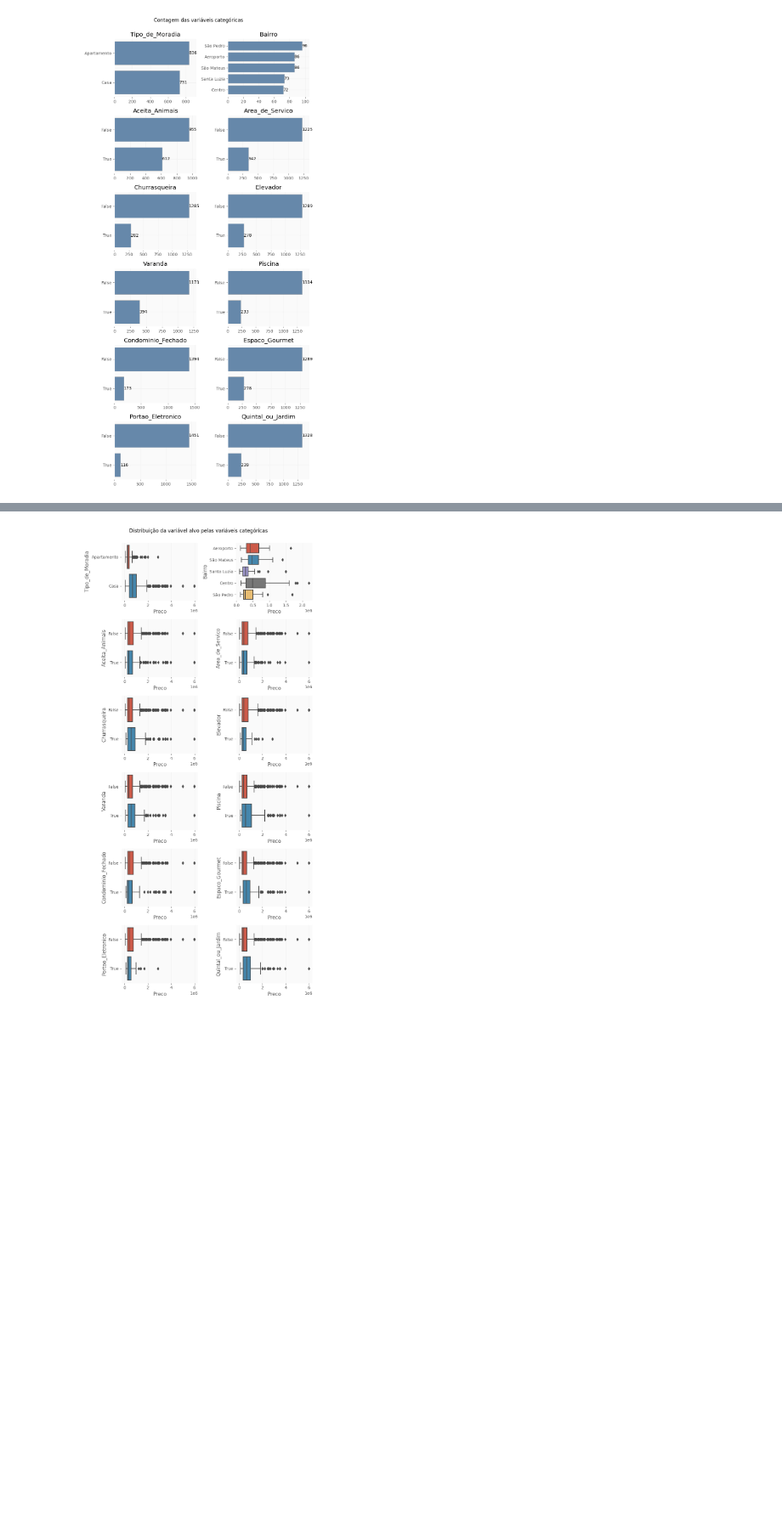
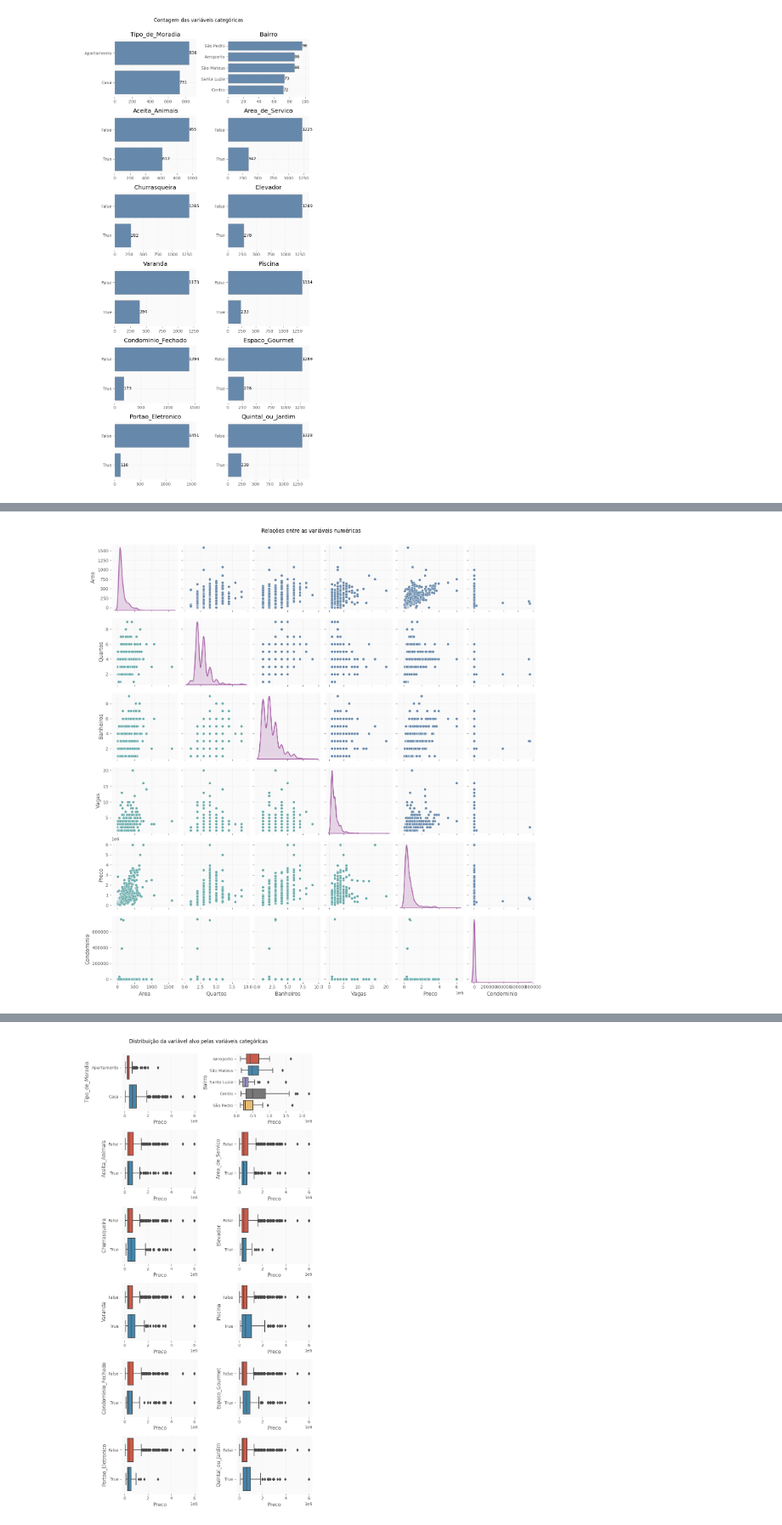
Before and after one commit to lcfdiniz/puc-rio, a Jupyter notebook: real-estate-market/real_estate_market.ipynb, the cells around one changed output, grey strips where cells are left out. Shown at 85% size. Cells and saved outputs as stored; diff of their text form; code cells hidden in the pictures; blank space fills up the shorter version.

```diff
--- a/real-estate-market/real_estate_market.ipynb
+++ b/real-estate-market/real_estate_market.ipynb
@@ -428,0 +475,13 @@ g = sns.heatmap(df[num_vars].corr(), vmin=-1, vmax=+1, annot=True, mask=np.triu(
+# %%
+g = sns.pairplot(df[num_vars], diag_kind="kde", diag_kws={"color": "#AA66AA",
+                                                          "linewidth": 2})
+
+# Altera a cor dos gráficos superior e inferior
+g.map_upper(sns.scatterplot, color=cor_padrao)
+g.map_lower(sns.scatterplot, color="#66AAAA")
+
+# Adiciona um título ao gráfico
+g.fig.suptitle("Relações entre as variáveis numéricas", y=1.02)
+plt.show()
+# %% [output]
+[figure, added]
```
Also changed, not shown: parts of 16 cells of this notebook.
